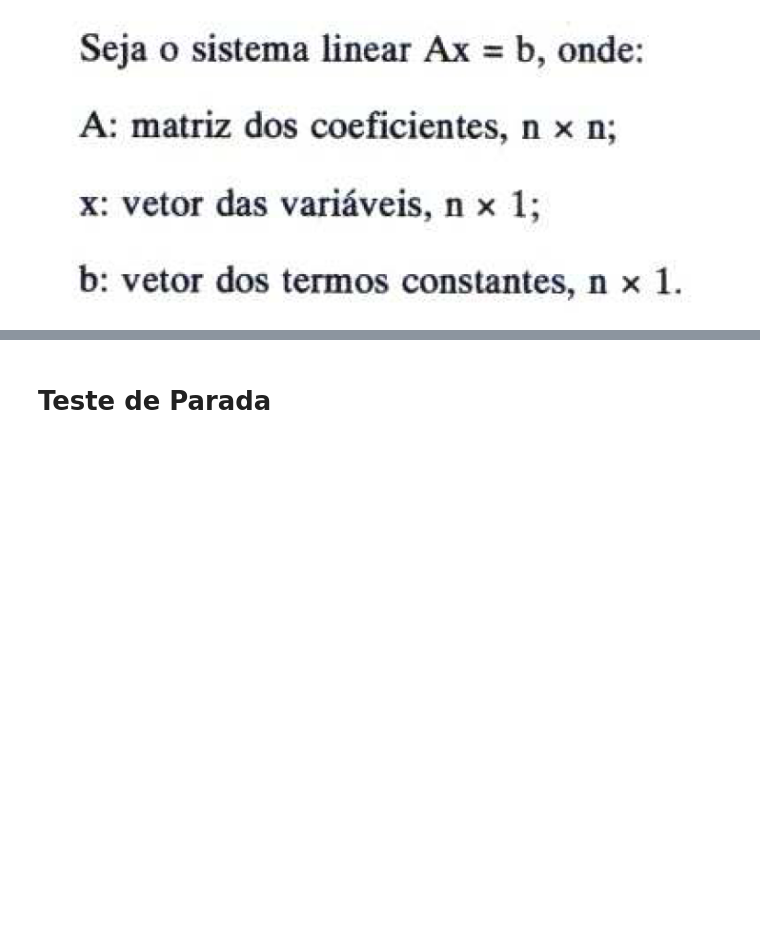
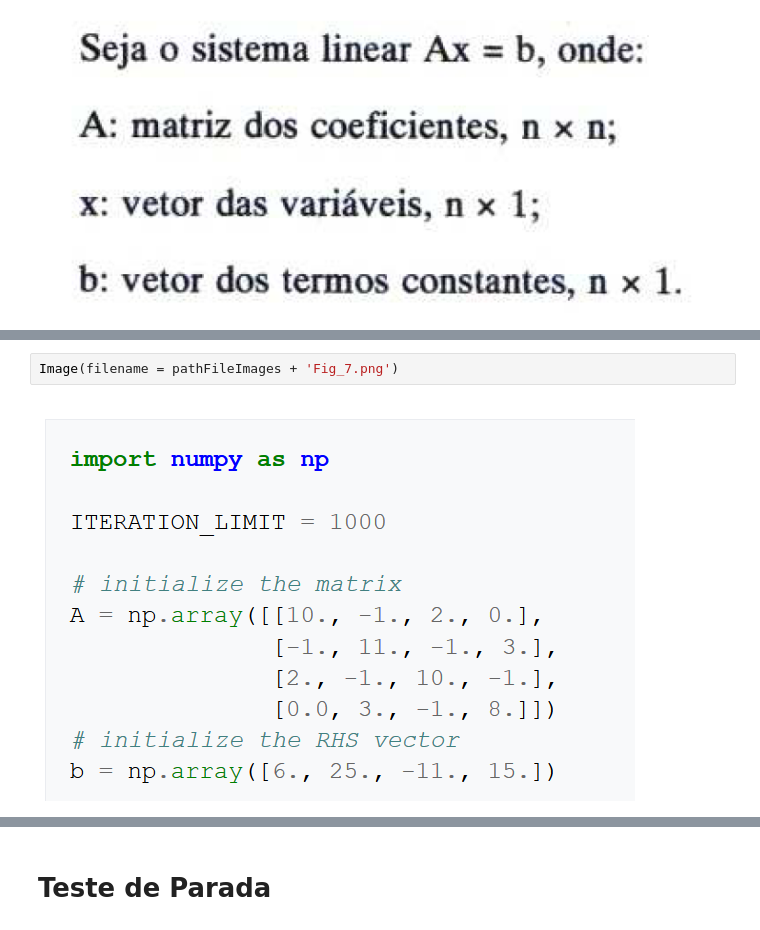
Before and after one commit to ClaudomiroSales/MatematicaComputacionalUFPA, a Jupyter notebook: Resolução de Sistemas Lineares/Resolução de Sistemas Lineares - Métodos Iterativos.ipynb, the cells around one changed output, grey strips where cells are left out. Cells and saved outputs as stored; diff of their text form; blank space fills up the shorter version.

```diff
--- a/Resolução de Sistemas Lineares/Resolução de Sistemas Lineares - Métodos Iterativos.ipynb
+++ b/Resolução de Sistemas Lineares/Resolução de Sistemas Lineares - Métodos Iterativos.ipynb
@@ -30,0 +52,4 @@ Image(filename = pathFileImages + 'Fig_1.png')
+# %%
+Image(filename = pathFileImages + 'Fig_7.png')
+# %% [output]
+[figure, added]
```
Also changed, not shown: parts of 19 cells of this notebook, 15 other files.
